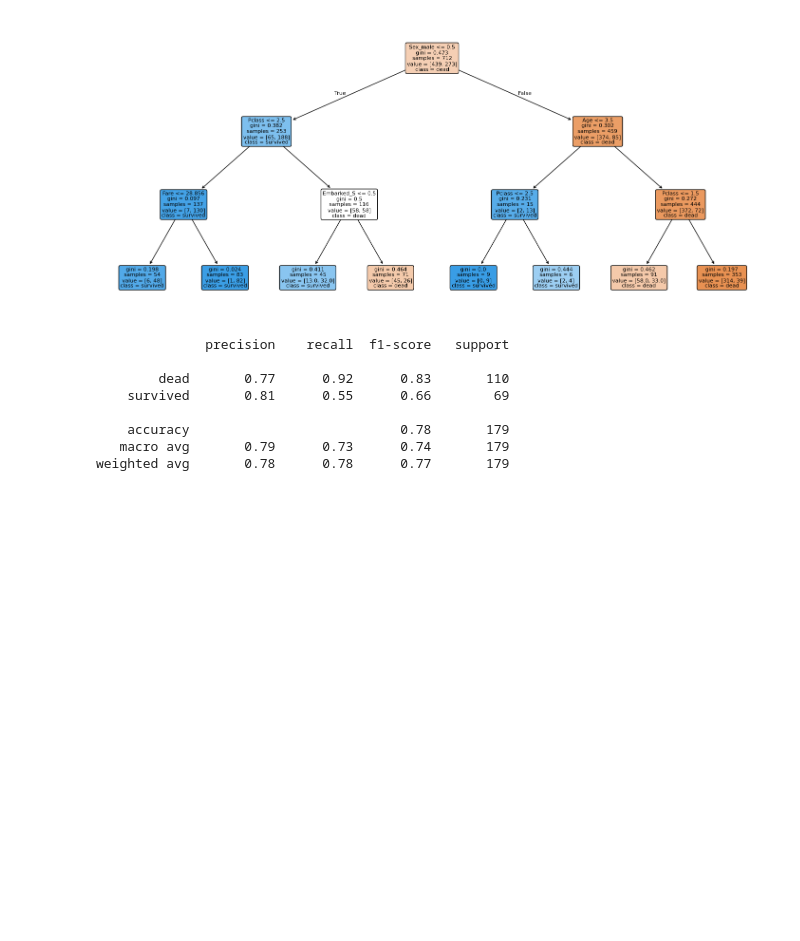
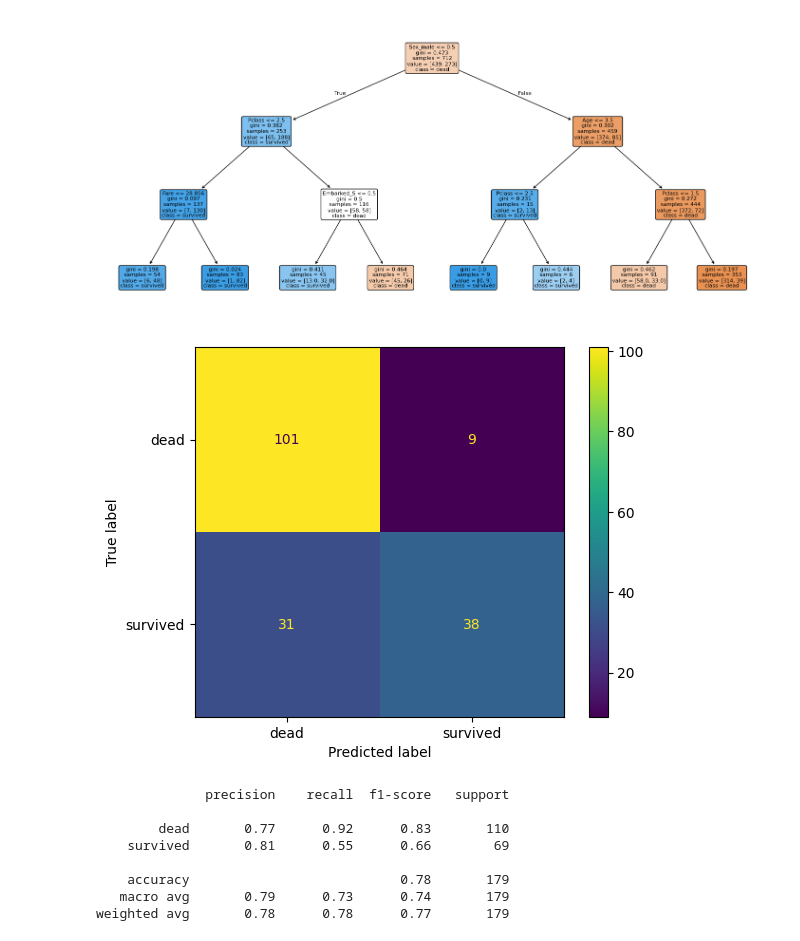
Before and after one commit to Zoehong11/solarLaborArbeit, a Jupyter notebook: HongTulainov.ipynb, the cells around one changed output. Drawn from its saved outputs; the diff is of its cells as text; code cells hidden in the pictures; blank space fills up the shorter version.

```diff
--- a/HongTulainov.ipynb
+++ b/HongTulainov.ipynb
@@ -523,6 +503,17 @@ plot_tree(
 plt.show()
 # %% [output]
 [figure]
+# %%
+from sklearn.metrics import ConfusionMatrixDisplay, classification_report
+ConfusionMatrixDisplay.from_estimator(
+    tree_gini,
+    X_test,
+    y_test,
+    display_labels=["dead", "survived"]
+)
+plt.show()
+# %% [output]
+[figure, added]
 # %%
 print(classification_report(y_test, tree_gini.predict(X_test), target_names=["dead", "survived"]))
 # %% [output]
```
Also changed, not shown: parts of 10 cells of this notebook.
